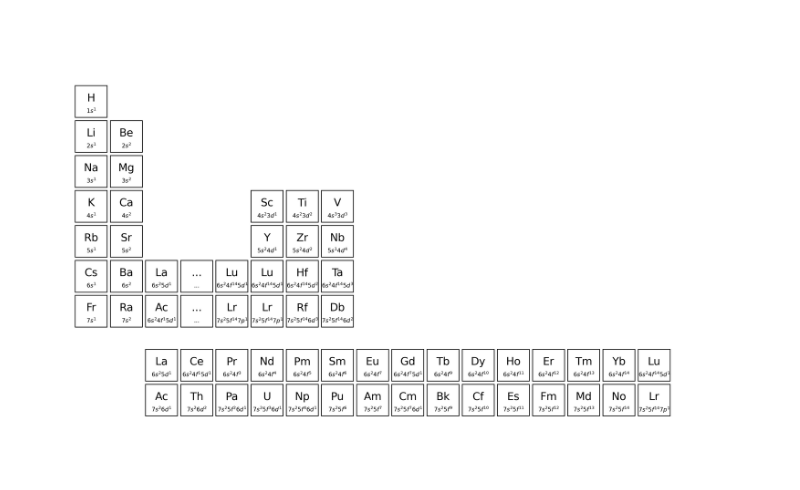
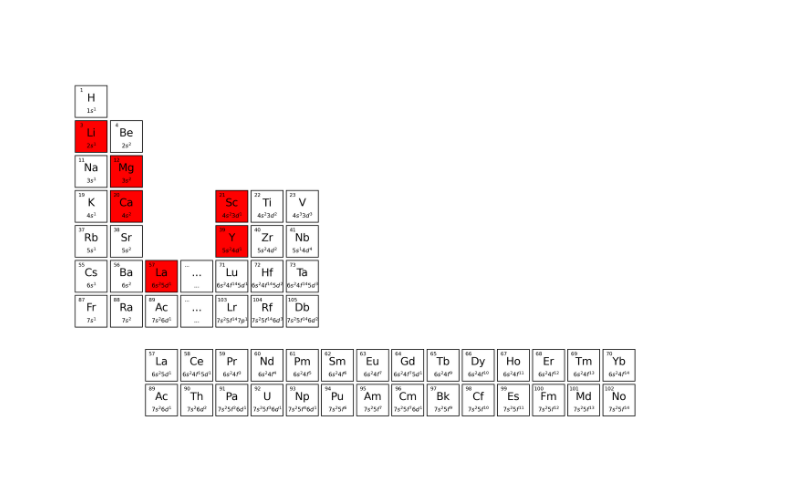
Before and after one commit to JLU-ICCMS-MaYuan/my_script, a Jupyter notebook: hydride-datasets/plot_periodic_table.ipynb, the cells around one changed output. Drawn from its saved outputs; the diff is of its cells as text; code cells hidden in the pictures.

```diff
--- a/hydride-datasets/plot_periodic_table.ipynb
+++ b/hydride-datasets/plot_periodic_table.ipynb
@@ -2,7 +2,7 @@
 import numpy as np
 import matplotlib.pyplot as plt
 # %%
-def draw_squares(ax, column: list[str], infos: list[str], valEle: list[str]):
+def draw_squares(ax, column: list[str], infos: list[str], valEle: list[str], atomicNumber: list[int]):
     """
     这个函数用来绘制元素周期表的“列”
     输入参数：
@@ -12,32 +12,29 @@ def draw_squares(ax, column: list[str], infos: list[str], valEle: list[str]):
         valEle: 输入一个字符串列表，存储着每一个元素的价电子信息
     """
     # 设置正方形的左上角坐标
-    for coords, info, val in zip(column, infos, valEle):
-        ax.add_patch(plt.Rectangle((coords[0], coords[1]), 0.1, 0.1, edgecolor='black', fill=False))
-        ax.text(coords[0]+0.05, coords[1]+0.06, info, ha='center', va='center', fontsize=15)
-        ax.text(coords[0]+0.05, coords[1]+0.02, val,  ha='center', va='center', fontsize=8)
+    for coords, info, val, atomN in zip(column, infos, valEle, atomicNumber):
+        if info in ['Y', 'La', 'Li', 'Sc', 'Ce', 'Ca', 'Mg']:
+            ax.add_patch(plt.Rectangle((coords[0], coords[1]), 0.1, 0.1, edgecolor='black', fill=True, facecolor='red'))
+            ax.text(coords[0]+0.05, coords[1]+0.06, info, ha='center', va='center', fontsize=15)
+            ax.text(coords[0]+0.05, coords[1]+0.02, val,  ha='center', va='center', fontsize=8)
+            ax.text(coords[0]+0.02, coords[1]+0.085, atomN, ha='center', va='center', fontsize=7)
+        else:
+            ax.add_patch(plt.Rectangle((coords[0], coords[1]), 0.1, 0.1, edgecolor='black', fill=False))
+            ax.text(coords[0]+0.05, coords[1]+0.06, info, ha='center', va='center', fontsize=15)
+            ax.text(coords[0]+0.05, coords[1]+0.02, val,  ha='center', va='center', fontsize=8)
+            ax.text(coords[0]+0.02, coords[1]+0.085, atomN, ha='center', va='center', fontsize=7)
 
     # 设置刻度的大小，宽度和刻度下面数字的大小
     ax.xaxis.set_tick_params(width=2, size=5, labelsize=10)
     ax.yaxis.set_tick_params(width=2, size=5, labelsize=10)
 
-def LaSys_AcSys(ax):
+def LaSys_AcSys(ax, column: list[str], infos: list[str], valEle: list[str], atomicNumber: list[int]):
     # 绘制La系和Ac系
-    LaSys = [[sqr, 0.27] for sqr in np.arange(0.32, 1.97, 0.11)]
-    LaInfos=['La', 'Ce', 'Pr', 'Nd', 'Pm', 'Sm', 'Eu', 'Gd', 'Tb', 'Dy', 'Ho', 'Er', 'Tm', 'Yb', 'Lu']
-    LaValEle =['$6s^2 5d^1$', '$6s^2 4f^1 5d^1$', '$6s^2 4f^3$', '$6s^2 4f^4$', '$6s^2 4f^5$', '$6s^2 4f^6$', '$6s^2 4f^7$', '$6s^2 4f^7 5d^1$', '$6s^2 4f^9$', '$6s^2 4f^{10}$', '$6s^2 4f^{11}$', '$6s^2 4f^{12}$', '$6s^2 4f^{13}$', '$6s^2 4f^{14}$', '$6s^2 4f^{14} 5d^1$']
-    for coords, info, val in zip(LaSys, LaInfos, LaValEle):
+    for coords, info, val, atomN in zip(column, infos, valEle, atomicNumber):
         ax.add_patch(plt.Rectangle((coords[0], coords[1]), 0.1, 0.1, edgecolor='black', fill=False))
         ax.text(coords[0]+0.05, coords[1]+0.06, info, ha='center', va='center', fontsize=15)
         ax.text(coords[0]+0.05, coords[1]+0.02, val,  ha='center', va='center', fontsize=8)
-
-    AcSys = [[sqr, 0.16] for sqr in np.arange(0.32, 1.97, 0.11)]
-    AcInfos=['Ac', 'Th', 'Pa', 'U', 'Np', 'Pu', 'Am', 'Cm', 'Bk', 'Cf', 'Es', 'Fm', 'Md', 'No', 'Lr']
-    AcValEle =['$7s^2 6d^1$', '$7s^2 6d^2$', '$7s^2 5f^2 6d^1$', '$7s^2 5f^3 6d^1$', '$7s^2 5f^4 6d^1$', '$7s^2 5f^6$', '$7s^2 5f^7$', '$7s^2 5f^7 6d^1$', '$7s^2 5f^9$', '$7s^2 5f^{10}$', '$7s^2 5f^{11}$', '$7s^2 5f^{12}$', '$7s^2 5f^{13}$', '$7s^2 5f^{14}$', '$7s^2 5f^{14} 7p^1$']
-    for coords, info, val in zip(AcSys, AcInfos, AcValEle):
-        ax.add_patch(plt.Rectangle((coords[0], coords[1]), 0.1, 0.1, edgecolor='black', fill=False))
-        ax.text(coords[0]+0.05, coords[1]+0.06, info, ha='center', va='center', fontsize=15)
-        ax.text(coords[0]+0.05, coords[1]+0.02, val,  ha='center', va='center', fontsize=8)
+        ax.text(coords[0]+0.02, coords[1]+0.085, atomN, ha='center', va='center', fontsize=7)
 
 fig, ax = plt.subplots(figsize=(18, 11.2), dpi=300)
 # 函数设置了 x 轴和 y 轴的范围
@@ -47,47 +44,59 @@ ax.grid(linestyle='dotted', color='gray')
 
 No1A  = [[0.10, sqr] for sqr in np.arange(1.1, 0.43, -0.11)]
 infos = ['H', 'Li', 'Na', 'K', 'Rb', 'Cs', 'Fr']
+atomN = [1, 3, 11, 19, 37, 55, 87]
 valEle= ['$1s^1$','$2s^1$', '$3s^1$', '$4s^1$', '$5s^1$', '$6s^1$', '$7s^1$']
-draw_squares(ax, No1A, infos, valEle)
+draw_squares(ax, No1A, infos, valEle, atomN)
 
 No2A  = [[0.21, sqr] for sqr in np.arange(0.99, 0.43, -0.11)]
 infos = ['Be', 'Mg', 'Ca', 'Sr', 'Ba', 'Ra']
+atomN = [4, 12, 20, 38, 56, 88]
 valEle= ['$2s^2$','$3s^2$', '$4s^2$', '$5s^2$', '$6s^2$', '$7s^2$']
-draw_squares(ax, No2A, infos, valEle)
+draw_squares(ax, No2A, infos, valEle, atomN)
 
 LaCol = [[0.32, 0.55], [0.32, 0.44]]
 infos = ['La', 'Ac']
-valEle= ['$6s^2 5d^1$', '$6s^2 4f^1 5d^1$']
-draw_squares(ax, LaCol, infos, valEle)
+atomN = [57, 89]
+valEle= ['$6s^2 5d^1$', '$7s^2 6d^1$']
+draw_squares(ax, LaCol, infos, valEle, atomN)
 
 Col   = [[0.43, 0.55], [0.43, 0.44]]
 infos = ['...', '...']
+atomN = ['...', '...']
 valEle= ['...', '...']
-draw_squares(ax, Col, infos, valEle)
+draw_squares(ax, Col, infos, valEle, atomN)
 
-Col   = [[0.54, 0.55], [0.54, 0.44]]
-infos = ['Lu', 'Lr']
-valEle= ['$6s^2 4f^{14} 5d^1$', '$7s^2 5f^{14} 7p^1$']
-draw_squares(ax, Col, infos, valEle)
+LaSys  = [[sqr, 0.27] for sqr in np.arange(0.32, 1.97, 0.11)]
+LaInfos=['La', 'Ce', 'Pr', 'Nd', 'Pm', 'Sm', 'Eu', 'Gd', 'Tb', 'Dy', 'Ho', 'Er', 'Tm', 'Yb', 'Lu']
+atomN  = [i for i in range(57, 71)]
+LaValEle =['$6s^2 5d^1$', '$6s^2 4f^1 5d^1$', '$6s^2 4f^3$', '$6s^2 4f^4$', '$6s^2 4f^5$', '$6s^2 4f^6$', '$6s^2 4f^7$', '$6s^2 4f^7 5d^1$', '$6s^2 4f^9$', '$6s^2 4f^{10}$', '$6s^2 4f^{11}$', '$6s^2 4f^{12}$', '$6s^2 4f^{13}$', '$6s^2 4f^{14}$', '$6s^2 4f^{14} 5d^1$']
+LaSys_AcSys(ax, LaSys, LaInfos, LaValEle, atomN)
 
-LaSys_AcSys(ax)
+AcSys  = [[sqr, 0.16] for sqr in np.arange(0.32, 1.97, 0.11)]
+AcInfos=['Ac', 'Th', 'Pa', 'U', 'Np', 'Pu', 'Am', 'Cm', 'Bk', 'Cf', 'Es', 'Fm', 'Md', 'No', 'Lr']
+atomN  = [i for i in range(89, 103)]
+AcValEle =['$7s^2 6d^1$', '$7s^2 6d^2$', '$7s^2 5f^2 6d^1$', '$7s^2 5f^3 6d^1$', '$7s^2 5f^4 6d^1$', '$7s^2 5f^6$', '$7s^2 5f^7$', '$7s^2 5f^7 6d^1$', '$7s^2 5f^9$', '$7s^2 5f^{10}$', '$7s^2 5f^{11}$', '$7s^2 5f^{12}$', '$7s^2 5f^{13}$', '$7s^2 5f^{14}$', '$7s^2 5f^{14} 7p^1$']
+LaSys_AcSys(ax, AcSys, AcInfos, AcValEle, atomN)
 
-No3B  = [[0.65, sqr] for sqr in np.arange(0.77, 0.43, -0.11)]
+No3B  = [[0.54, sqr] for sqr in np.arange(0.77, 0.43, -0.11)]
 infos = ['Sc', 'Y', 'Lu', 'Lr']
+atomN = [21, 39, 71, 103]
 valEle= ['$4s^2 3d^1$', '$5s^2 4d^1$', '$6s^2 4f^{14} 5d^1$', '$7s^2 5f^{14} 7p^1$']
-draw_squares(ax, No3B, infos, valEle)
+draw_squares(ax, No3B, infos, valEle, atomN)
 
-No4B  = [[0.76, sqr] for sqr in np.arange(0.77, 0.43, -0.11)]
+No4B  = [[0.65, sqr] for sqr in np.arange(0.77, 0.43, -0.11)]
 infos = ['Ti', 'Zr', 'Hf', 'Rf']
+atomN = [22, 40, 72, 104]
 valEle= ['$4s^2 3d^2$', '$5s^2 4d^2$', '$6s^2 4f^{14} 5d^2$', '$7s^2 5f^{14} 6d^3$']
-draw_squares(ax, No4B, infos, valEle)
+draw_squares(ax, No4B, infos, valEle, atomN)
 
-No5B  = [[0.87, sqr] for sqr in np.arange(0.77, 0.43, -0.11)]
+No5B  = [[0.76, sqr] for sqr in np.arange(0.77, 0.43, -0.11)]
 infos = ['V', 'Nb', 'Ta', 'Db']
+atomN = [23, 41, 73, 105]
 valEle= ['$4s^3 3d^3$', '$5s^1 4d^4$', '$6s^2 4f^{14} 5d^3$', '$7s^2 5f^{14} 6d^2$']
-draw_squares(ax, No5B, infos, valEle)
+draw_squares(ax, No5B, infos, valEle, atomN)
 
 plt.axis('off') # 关闭坐标轴
 plt.show()
 # %% [output]
-[figure, old version]
+[figure, new version]
```
Also changed, not shown: 1 other file.
